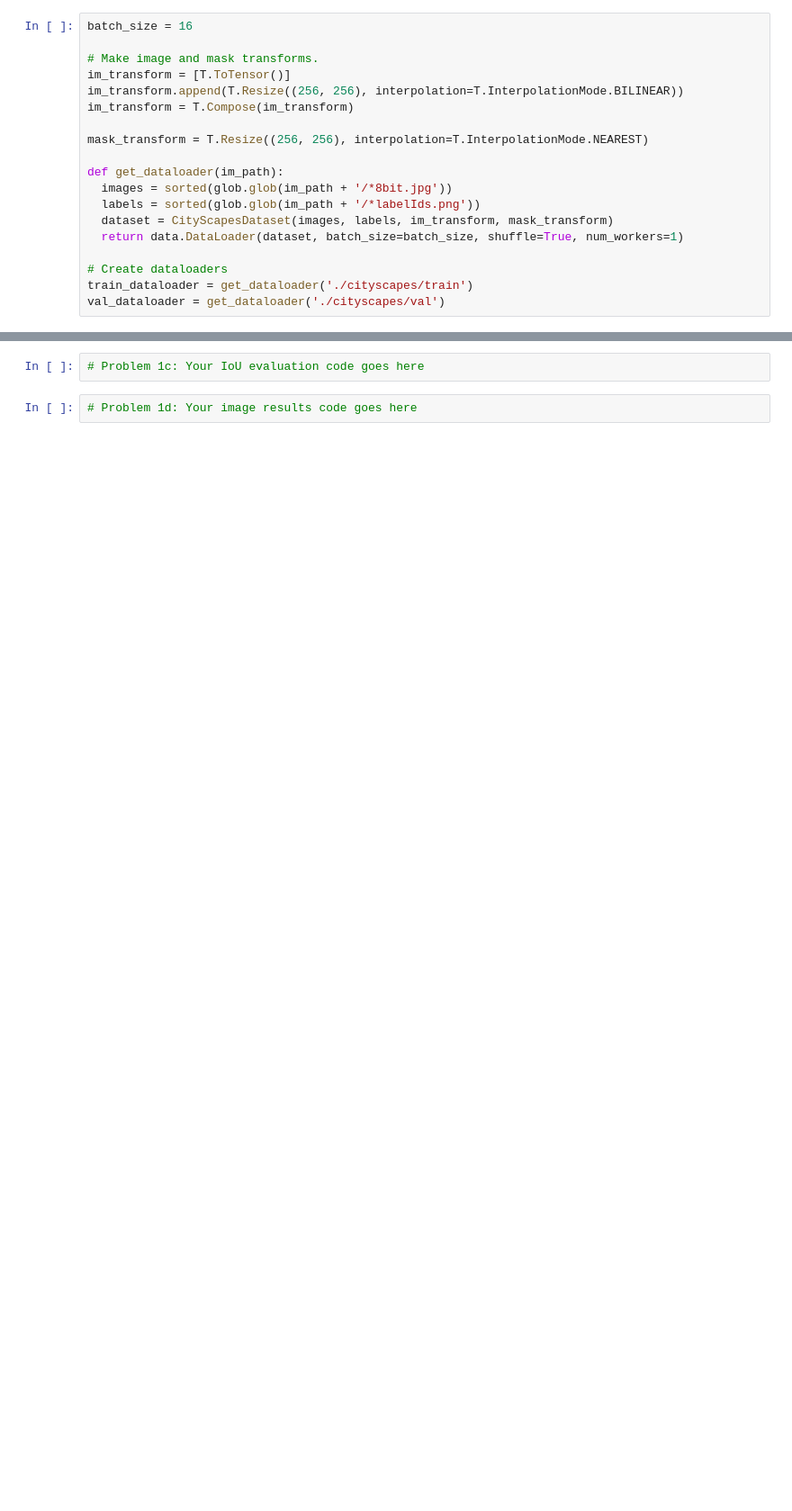
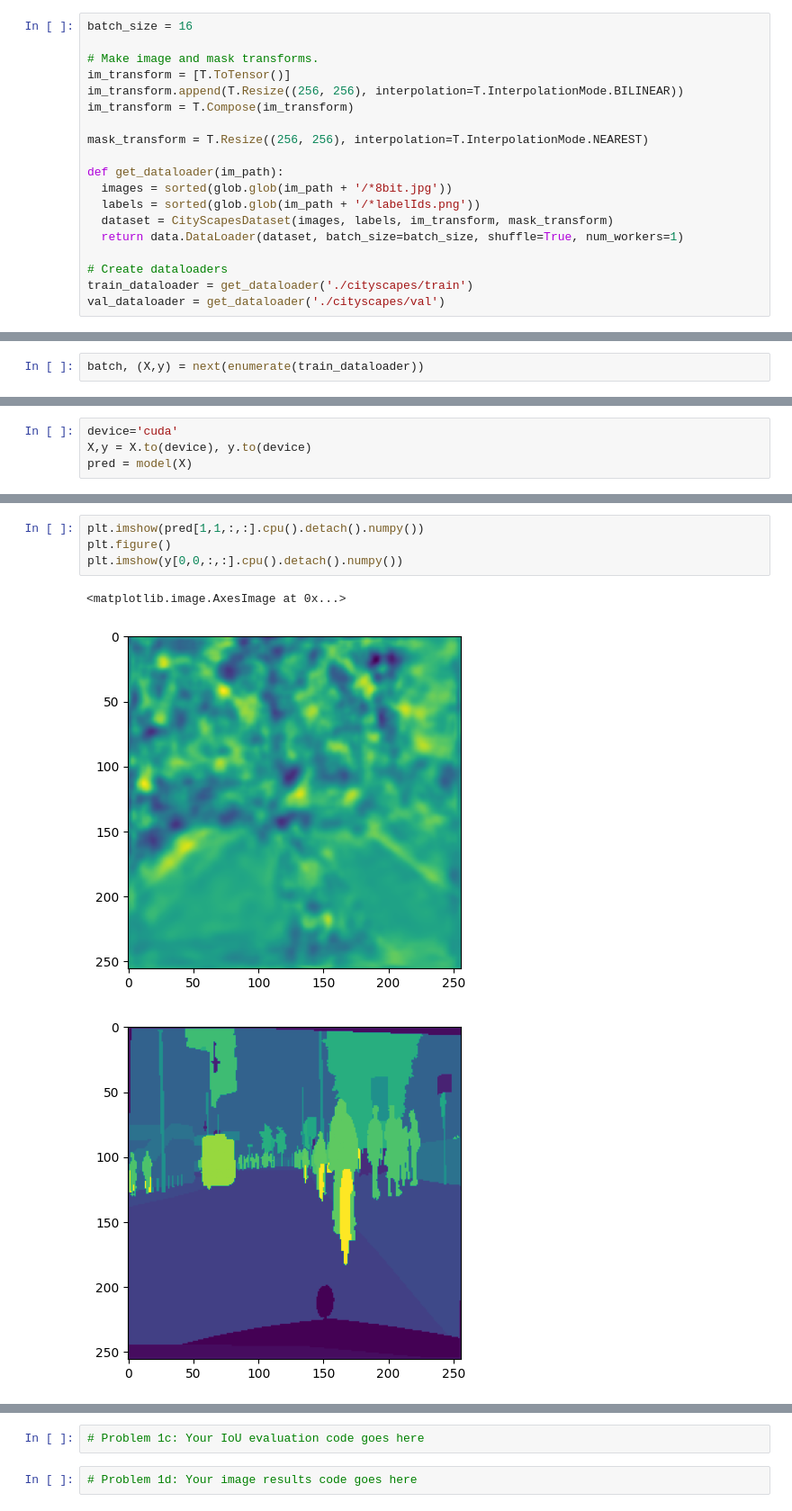
Before and after one commit to Wazhee/Semantic-Segmentation, a Jupyter notebook: train.ipynb, the cells around one changed output, grey strips where cells are left out. Shown: that part at 90% size. Drawn from its saved outputs; the diff is of its cells as text; blank space fills up the shorter version.

```diff
--- a/train.ipynb
+++ b/train.ipynb
@@ -147,0 +145,2 @@ KeyboardInterrupt: ignored
+# %%
+batch, (X,y) = next(enumerate(train_dataloader))
@@ -147,0 +151,4 @@ KeyboardInterrupt: ignored
+# %%
+device='cuda'
+X,y = X.to(device), y.to(device)
+pred = model(X)
@@ -147,0 +163,8 @@ KeyboardInterrupt: ignored
+# %%
+plt.imshow(pred[1,1,:,:].cpu().detach().numpy())
+plt.figure()
+plt.imshow(y[0,0,:,:].cpu().detach().numpy())
+# %% [output]
+<matplotlib.image.AxesImage at 0x...>
+[figure, added]
+[figure, added]
```
Also changed, not shown: parts of 9 cells of this notebook.
